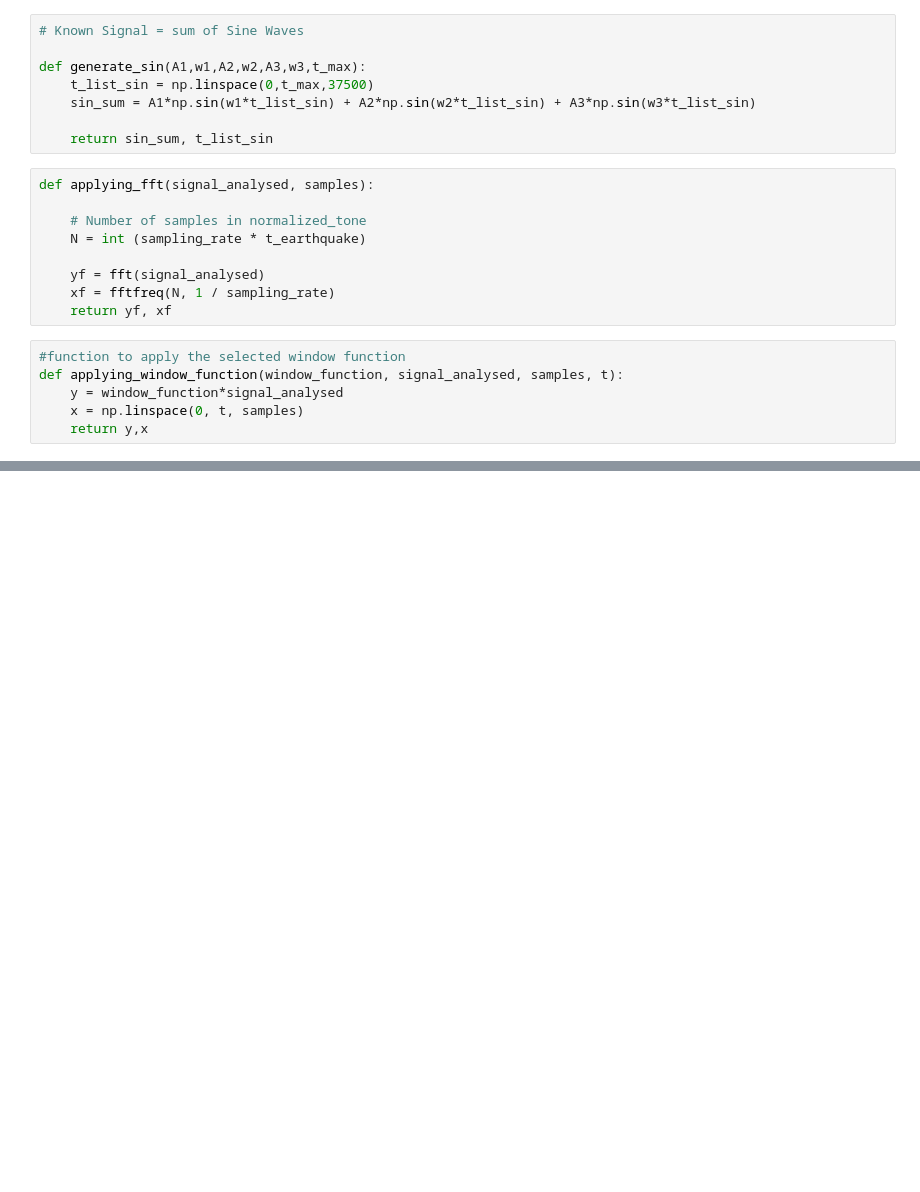
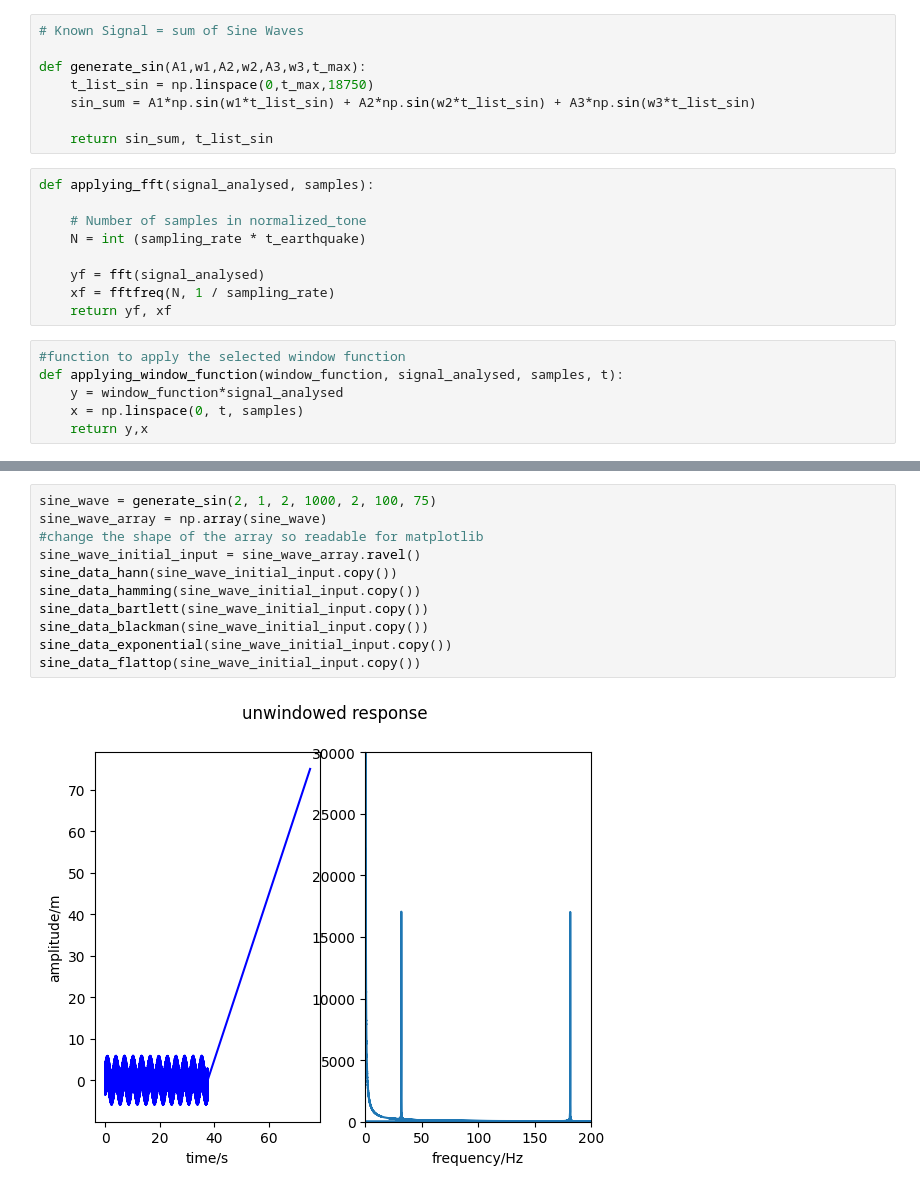
Before and after one commit to jfs60/a1_vibrations, a Jupyter notebook: main_quake_sin.ipynb, the cells around one changed output, grey strips where cells are left out. Saved outputs shown, nothing was run; the diff lists cells and outputs as text; blank space fills up the shorter version.

```diff
--- a/main_quake_sin.ipynb
+++ b/main_quake_sin.ipynb
@@ -22,7 +22,7 @@ def setting_up_earthquake ():
 # Known Signal = sum of Sine Waves
 
 def generate_sin(A1,w1,A2,w2,A3,w3,t_max):
-    t_list_sin = np.linspace(0,t_max,37500)
+    t_list_sin = np.linspace(0,t_max,18750)
     sin_sum = A1*np.sin(w1*t_list_sin) + A2*np.sin(w2*t_list_sin) + A3*np.sin(w3*t_list_sin)
 
     return sin_sum, t_list_sin
@@ -82,0 +373,13 @@ earthquake_data()
+# %%
+sine_wave = generate_sin(2, 1, 2, 1000, 2, 100, 75)
+sine_wave_array = np.array(sine_wave)
+#change the shape of the array so readable for matplotlib
+sine_wave_initial_input = sine_wave_array.ravel()
+sine_data_hann(sine_wave_initial_input.copy())
+sine_data_hamming(sine_wave_initial_input.copy())
+sine_data_bartlett(sine_wave_initial_input.copy())
+sine_data_blackman(sine_wave_initial_input.copy())
+sine_data_exponential(sine_wave_initial_input.copy())
+sine_data_flattop(sine_wave_initial_input.copy())
+# %% [output]
+[figure, added]
```
Also changed, not shown: parts of 5 cells of this notebook.
